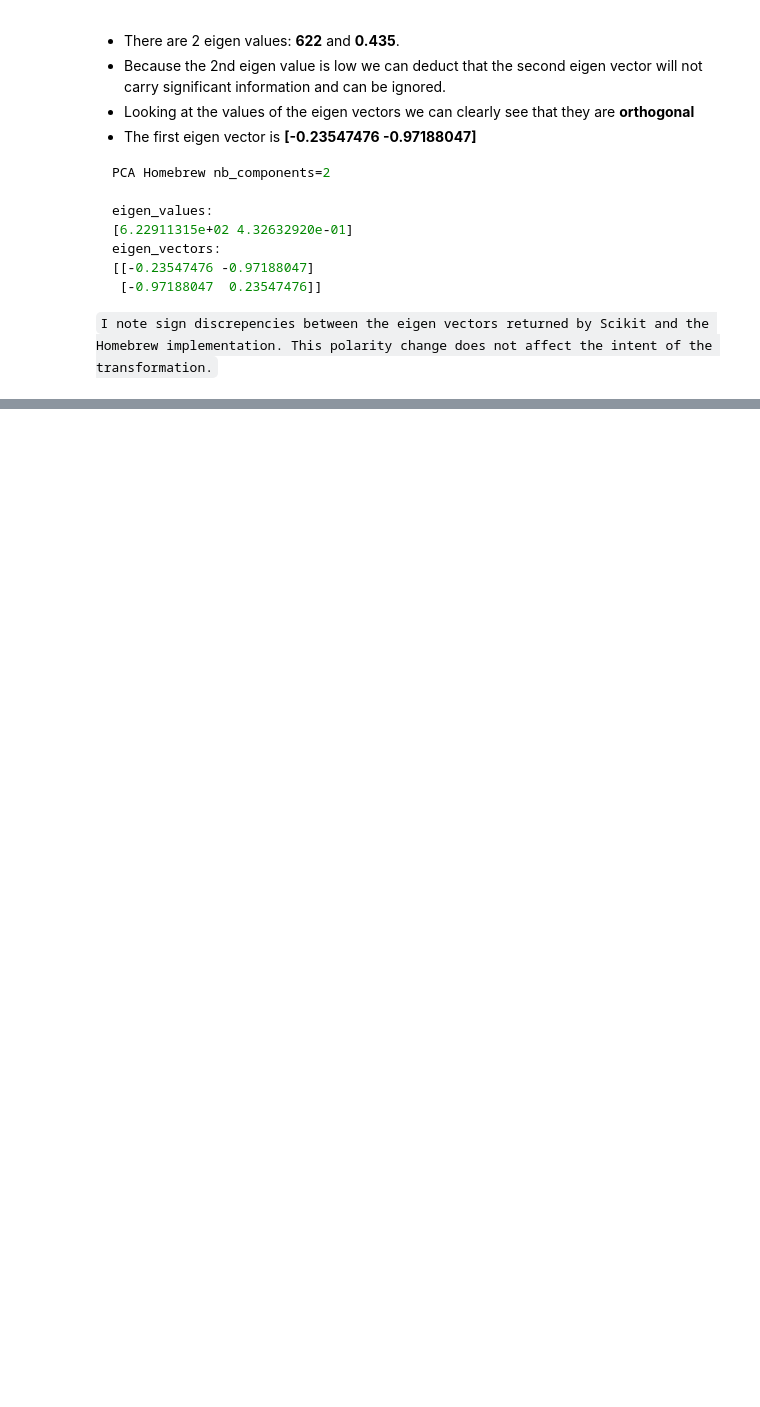
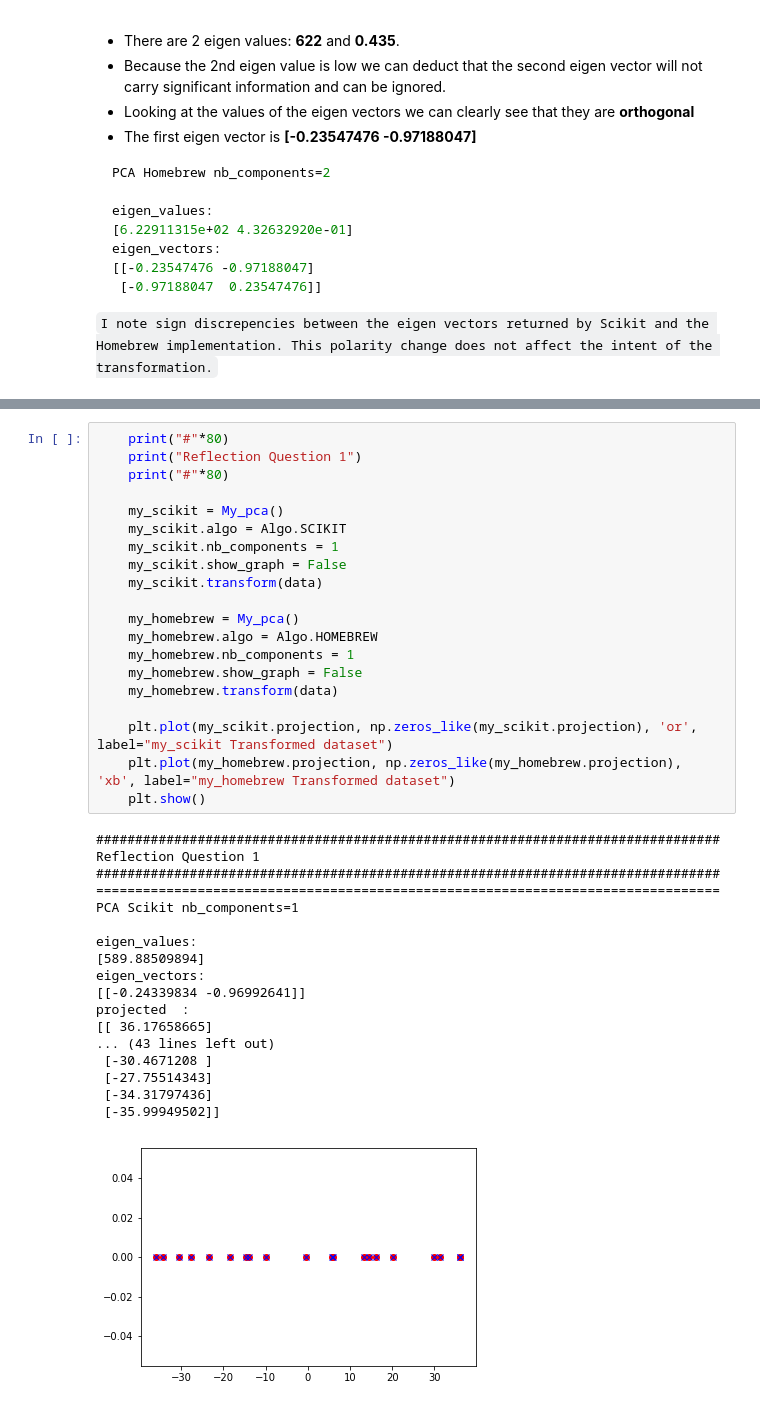
Before and after one commit to vipulpopat/MSCAI_CE4021_Week5, a Jupyter notebook: Etivity5.ipynb, the cells around one changed output, grey strips where cells are left out. Saved outputs shown, nothing was run; the diff lists cells and outputs as text; blank space fills up the shorter version.

```diff
--- a/Etivity5.ipynb
+++ b/Etivity5.ipynb
@@ -385,0 +529,39 @@ We can generalise by saying that, since the second eigen value is low, it can be
+# %%
+    print("#"*80)
+    print("Reflection Question 1")
+    print("#"*80)
+
+    my_scikit = My_pca()
+    my_scikit.algo = Algo.SCIKIT
+    my_scikit.nb_components = 1
+    my_scikit.show_graph = False
+    my_scikit.transform(data)
+
+    my_homebrew = My_pca()
+    my_homebrew.algo = Algo.HOMEBREW
+    my_homebrew.nb_components = 1
+    my_homebrew.show_graph = False
+    my_homebrew.transform(data)
+
+    plt.plot(my_scikit.projection, np.zeros_like(my_scikit.projection), 'or', label="my_scikit Transformed dataset")
+    plt.plot(my_homebrew.projection, np.zeros_like(my_homebrew.projection), 'xb', label="my_homebrew Transformed dataset")
+    plt.show()
+# %% [output]
+################################################################################
+Reflection Question 1
+################################################################################
+================================================================================
+PCA Scikit nb_components=1
+
+eigen_values:
+[589.88509894]
+eigen_vectors:
+[[-0.24339834 -0.96992641]]
+projected  :
+[[ 36.17658665]
+... (43 lines left out)
+ [-30.4671208 ]
+ [-27.75514343]
+ [-34.31797436]
+ [-35.99949502]]
+[figure, added]
```
Also changed, not shown: parts of 10 cells of this notebook, 1 other file.
